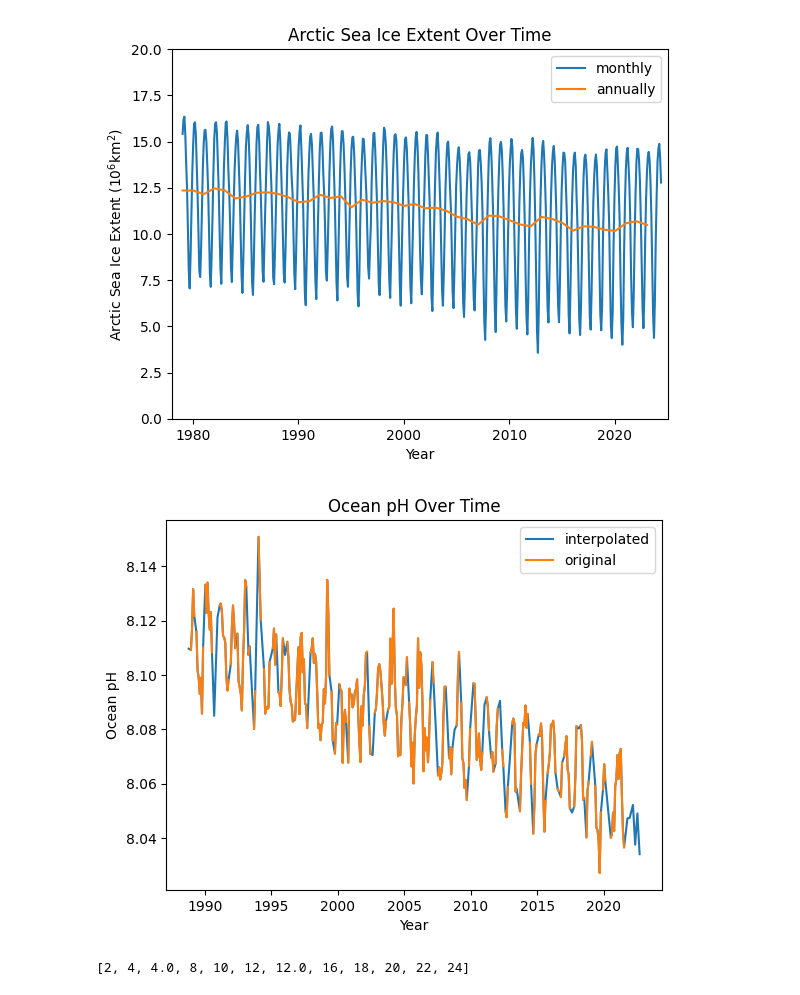
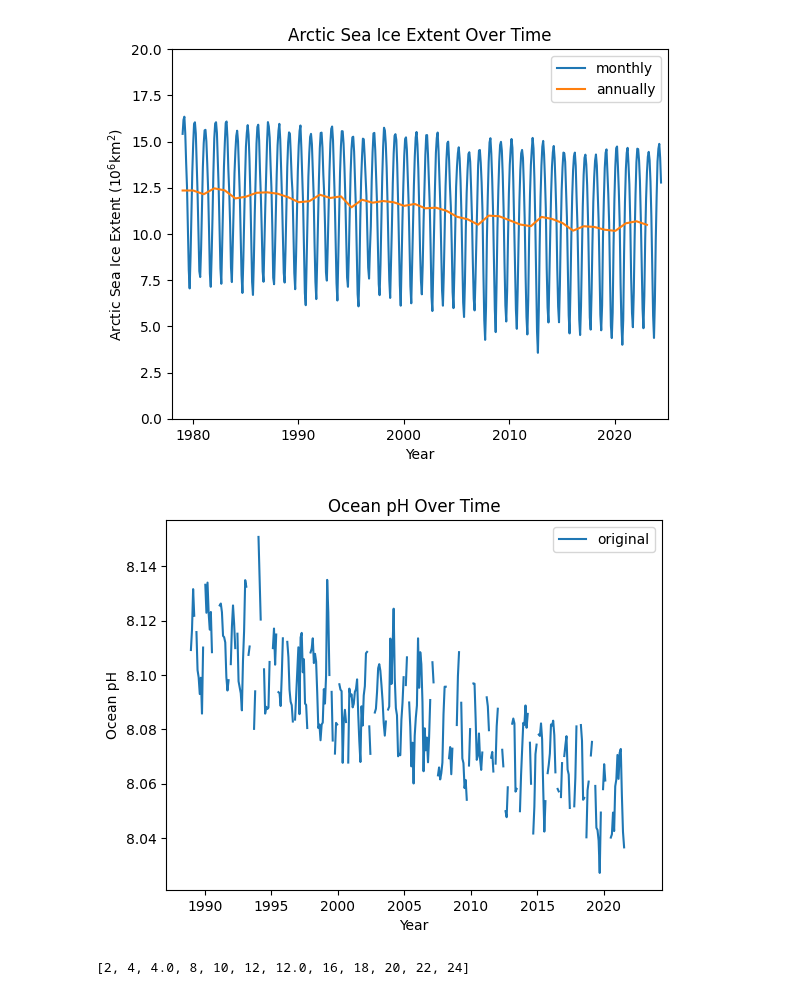
Before and after one commit to alexisj2020/Project, a Jupyter notebook: CMSC6950_Project.ipynb, the cells around one changed output. Cells and saved outputs as stored; diff of their text form; code cells hidden in the pictures.

```diff
--- a/CMSC6950_Project.ipynb
+++ b/CMSC6950_Project.ipynb
@@ -196,18 +196,18 @@ plt.savefig('images/sea_ice_ext.pdf', dpi=300, bbox_inches='tight')
 [figure]
 # %%
 #plot the ocean pH against time
-plt.plot(timeph,phs,label="interpolated")
+#plt.plot(timeph,phs,label="interpolated")
 plt.plot(times2,ph_2,label="original")
 plt.xlabel('Year')
 plt.ylabel('Ocean pH')
 #plt.setp(plot.axes.get_xticklabels()[::10], visible=True)
 #plt.xlim(1978,2025)
 #plt.ylim(0,18)
 plt.title("Ocean pH Over Time")
 plt.legend()
 plt.savefig('images/ph.pdf', dpi=300, bbox_inches='tight')
 # %% [output]
-[figure, old version]
+[figure, new version]
 # %%
 t=[1,2,3,4,5,6,7,8,9,10,11,12]
 xs=[2,4,'',8,10,12,'',16,18,20,22,24]
```
Also changed, not shown: 1 other file.
